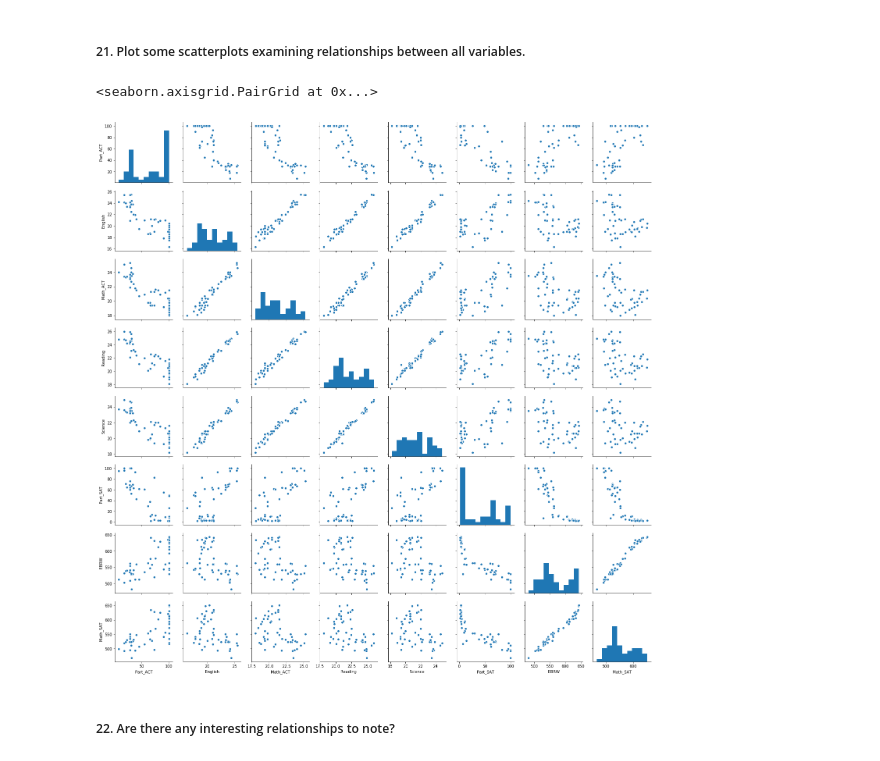
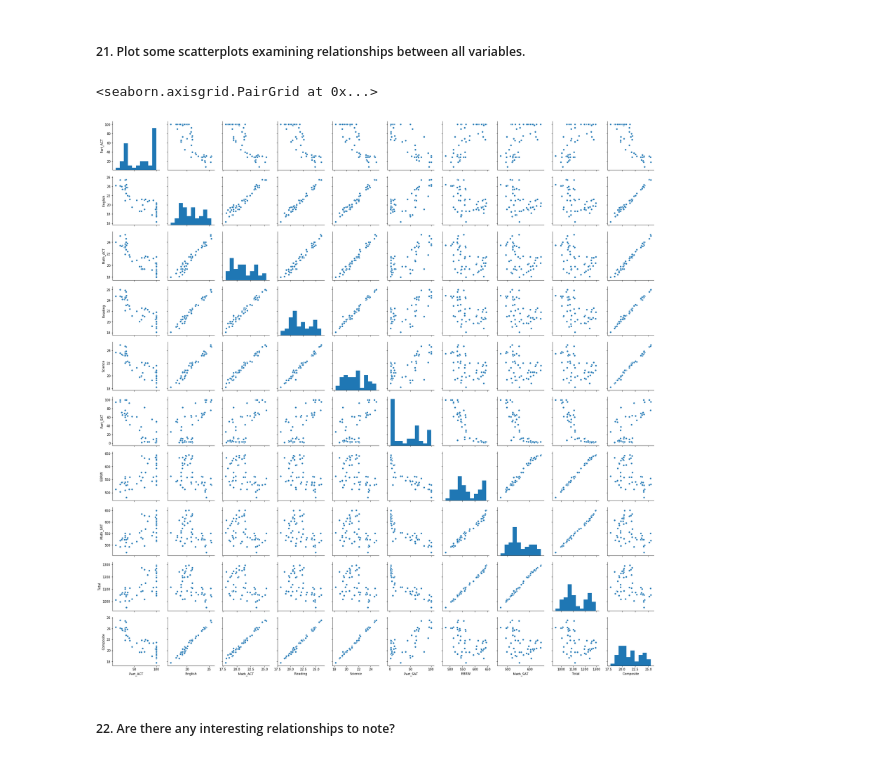
Before and after one commit to jacklittlefield/Project-1, a Jupyter notebook: code/starter-code.ipynb, the cells around one changed output. Cells and saved outputs as stored; diff of their text form; code cells hidden in the pictures.

```diff
--- a/code/starter-code.ipynb
+++ b/code/starter-code.ipynb
@@ -531,0 +511,3 @@ combined_2
+# %%
+combined
+combined_2 = combined.drop(combined.index[51])
@@ -619,8 +623,8 @@ combined_2['Total'].plot(kind='hist')
 # %%
-sns.pairplot(combined_2[['Part_ACT', 'English', 'Math_ACT', 'Reading', 'Science', 'Part_SAT', 'EBRW', 'Math_SAT']], kind = 'scatter')
+sns.pairplot(combined_2[['Part_ACT', 'English', 'Math_ACT', 'Reading', 'Science', 'Part_SAT', 'EBRW', 'Math_SAT', 'Total', 'Composite']], kind = 'scatter')
 # %% [output]
 <seaborn.axisgrid.PairGrid at 0x...>
-[figure, old version]
+[figure, new version]
 # %% [markdown]
 ##### 22. Are there any interesting relationships to note?
 # %%
```
Also changed, not shown: parts of 4 cells of this notebook.
